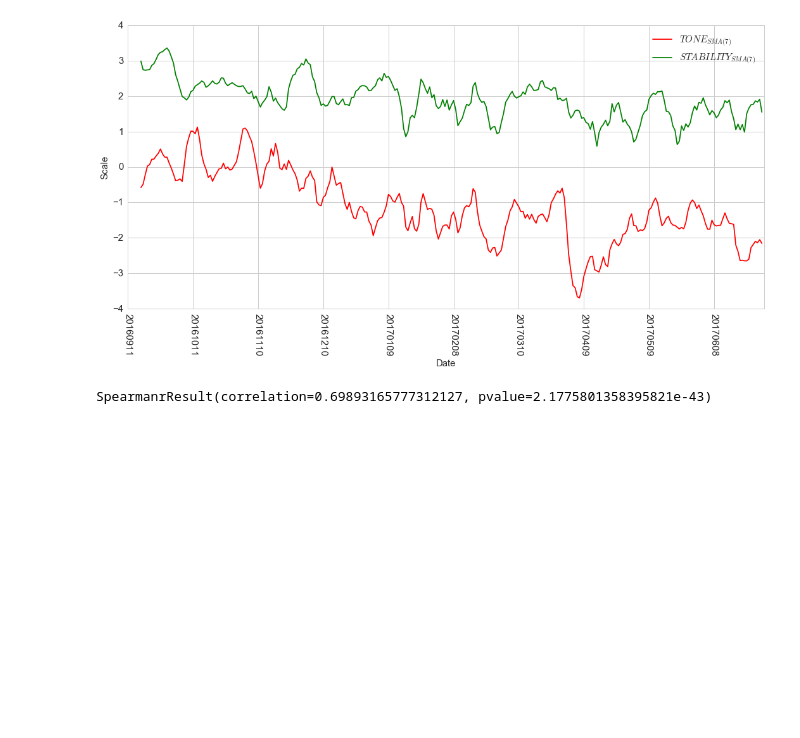
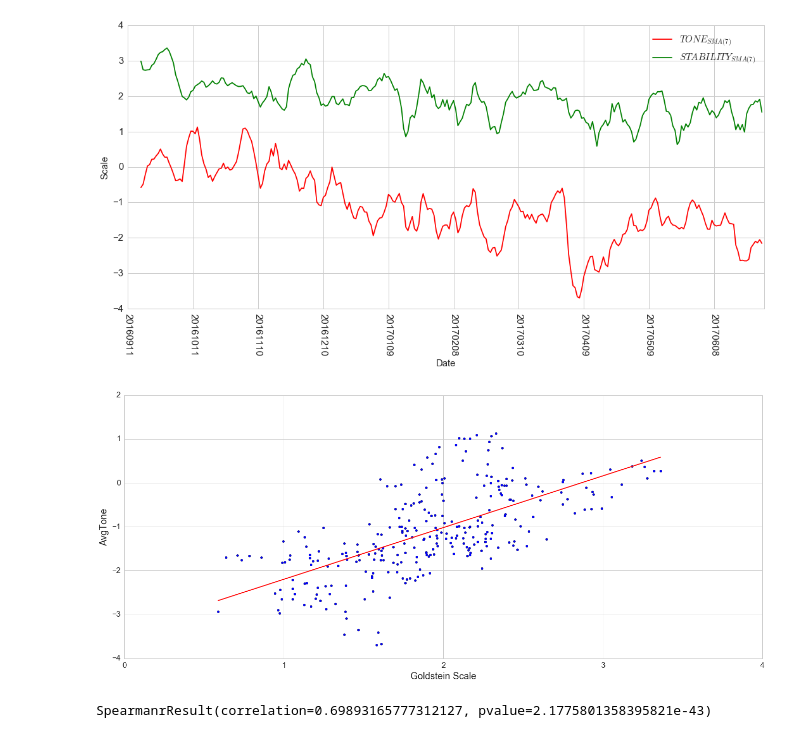
Before and after one commit to henrydambanemuya/gdelt-colombia, a Jupyter notebook: Notebooks/Events.ipynb, the cells around one changed output. Cells and saved outputs as stored; diff of their text form; code cells hidden in the pictures; blank space fills up the shorter version.

Commit message:
Added Correlation Scatter Plot

```diff
--- a/Notebooks/Events.ipynb
+++ b/Notebooks/Events.ipynb
@@ -229,6 +230,21 @@ plt.legend(loc='best', fontsize=15)
 # %% [output]
 <matplotlib.legend.Legend at 0x...>
 [figure]
+# %%
+fig, ax = plt.subplots(figsize= (18, 8))
+ax.set_title('', fontsize=15, fontweight='bold')
+plt.scatter(stability_sma,tone_sma) #s=120
+plt.plot(np.unique(stability_sma), np.poly1d(np.polyfit(stability_sma, tone_sma, 1))(np.unique(stability_sma)), c='r')
+ax.set_xticks(np.arange(0, 5, 1))
+ax.set_xlabel('Goldstein Scale', fontsize=18)
+ax.set_ylabel('AvgTone' , fontsize=18)
+ax.tick_params(axis='x', labelsize=15)
+ax.tick_params(axis='y', labelsize=15)
+plt.tight_layout()
+plt.xlim([0,4])
+plt.show()
+# %% [output]
+[figure, added]
 # %%
 sp.stats.spearmanr(tone_sma, stability_sma)
 # %% [output]
```
Also changed, not shown: parts of 3 cells of this notebook.
